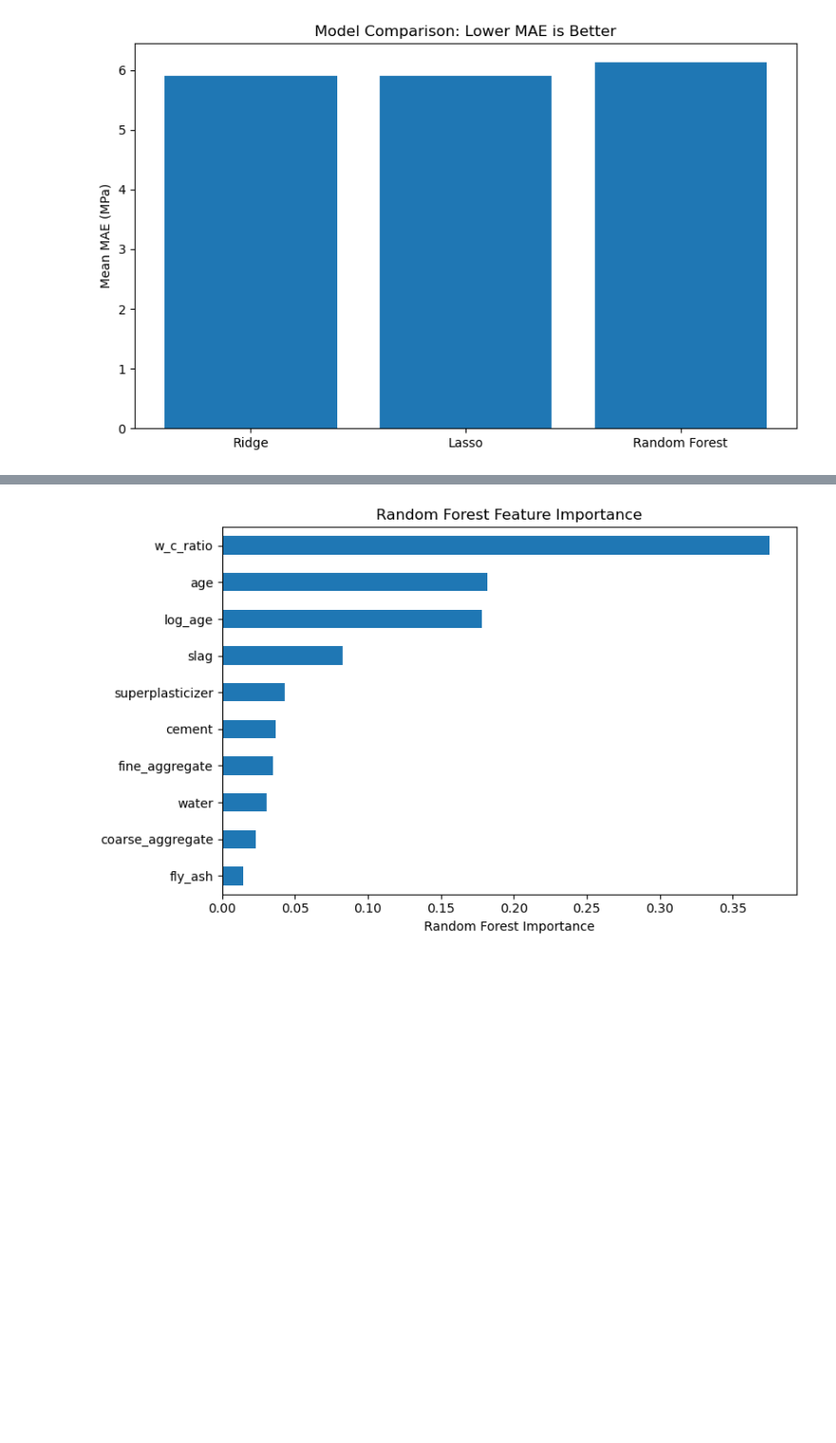
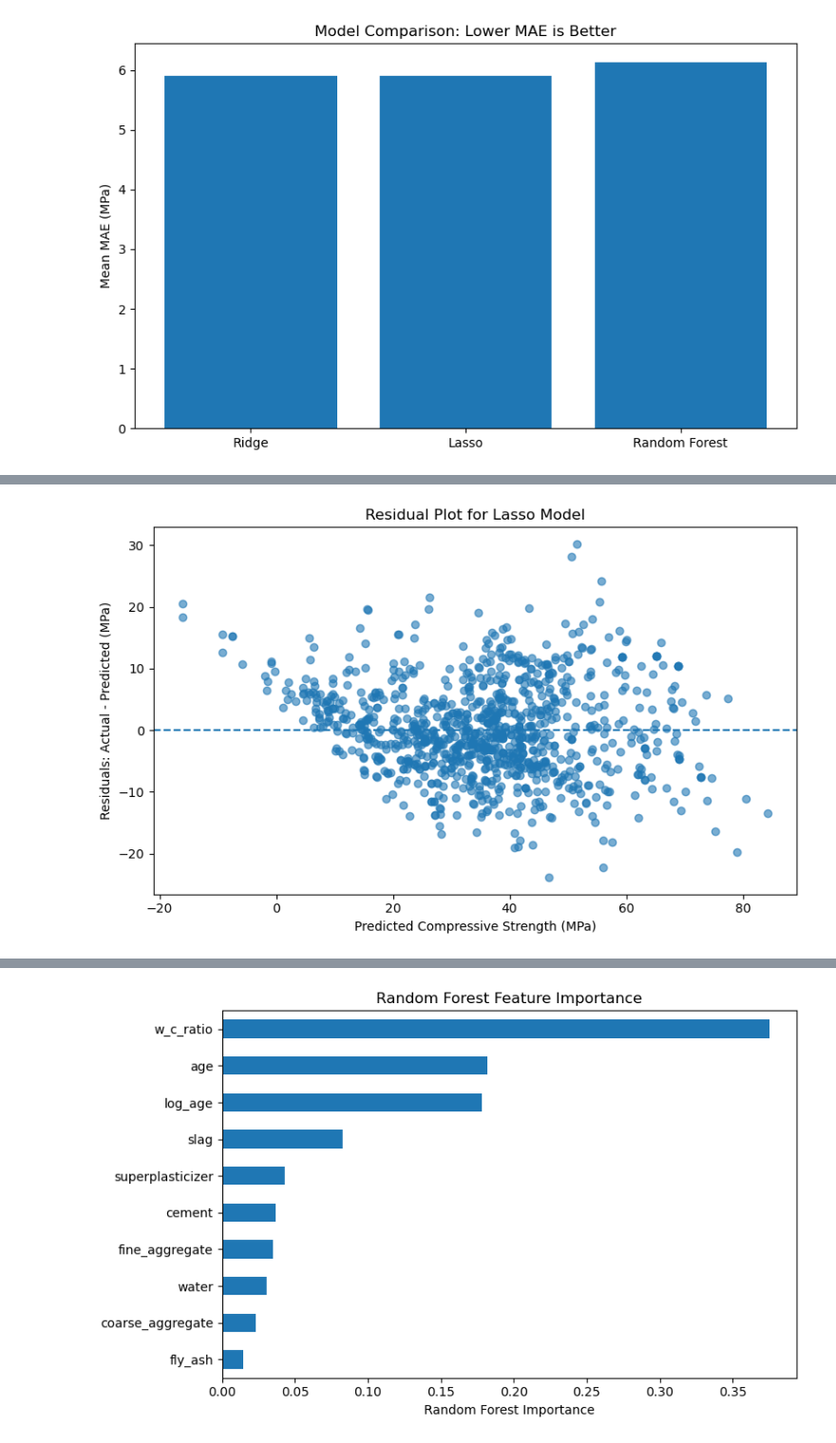
Before and after one commit to atalebai/concrete-compressive-strength-ml, a Jupyter notebook: notebooks/04_results_visualization.ipynb, the cells around one changed output, grey strips where cells are left out. Shown at 95% size. Drawn from its saved outputs; the diff is of its cells as text; code cells hidden in the pictures; blank space fills up the shorter version.

```diff
--- a/notebooks/04_results_visualization.ipynb
+++ b/notebooks/04_results_visualization.ipynb
@@ -44,0 +95,14 @@ plt.show()
+# %%
+residuals = y - y_pred
+
+plt.figure(figsize=(8,5))
+plt.scatter(y_pred, residuals, alpha=0.6)
+plt.axhline(0, linestyle="--")
+plt.xlabel("Predicted Compressive Strength (MPa)")
+plt.ylabel("Residuals: Actual - Predicted (MPa)")
+plt.title("Residual Plot for Lasso Model")
+plt.tight_layout()
+plt.savefig("../figures/lasso_residual_plot.png", dpi=300, bbox_inches="tight")
+plt.show()
+# %% [output]
+[figure, added]
```
Also changed, not shown: parts of 7 cells of this notebook, 7 other files.
